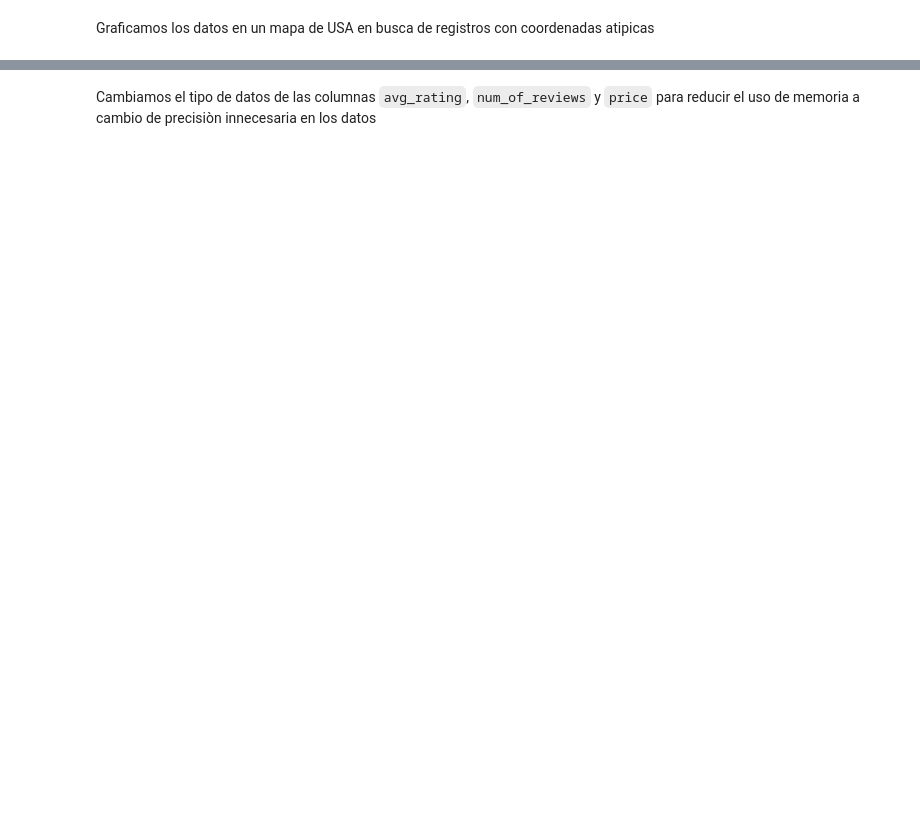
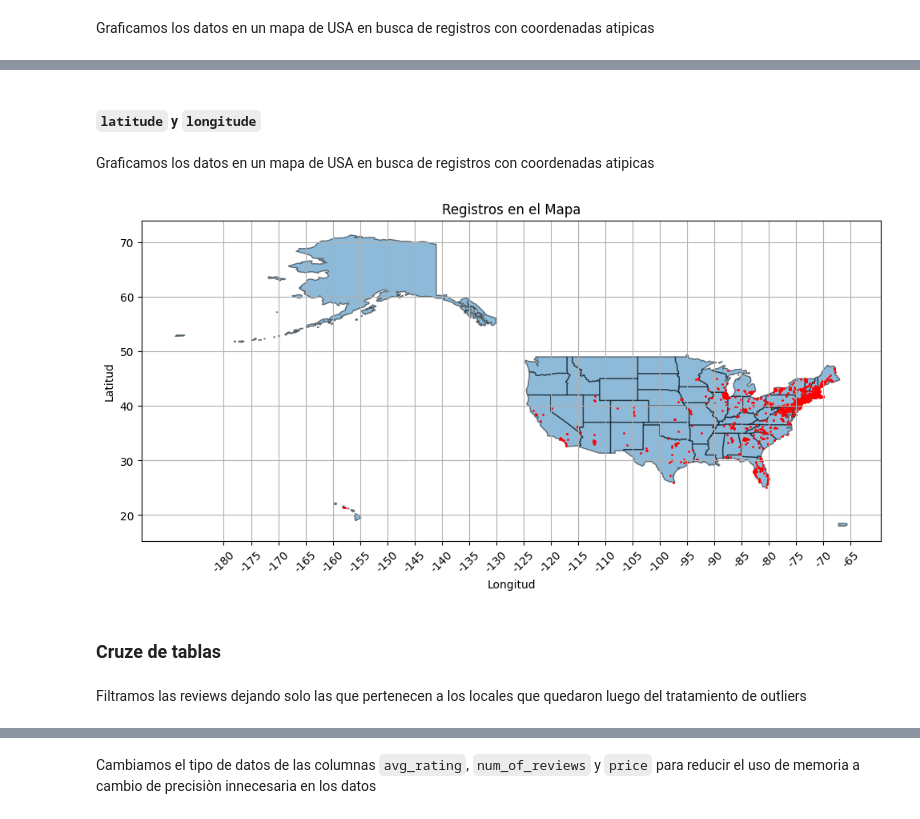
Before and after one commit to Aspirina180mg/PF_DATAPT07, a Jupyter notebook: EDA.ipynb, the cells around one changed output, grey strips where cells are left out. Saved outputs shown, nothing was run; the diff lists cells and outputs as text; code cells hidden in the pictures; blank space fills up the shorter version.

```diff
--- a/EDA.ipynb
+++ b/EDA.ipynb
@@ -463,0 +560,43 @@ memory usage: 1.1+ MB
+# %% [markdown]
+#### ``latitude`` y ``longitude``
+# %% [markdown]
+Graficamos los datos en un mapa de USA en busca de registros con coordenadas atipicas
+# %%
+# Cargar los datos geoespaciales del mapa GeoJSON
+usa_geojson = 'Geojson/us-states.json'
+usa_gpd = gpd.read_file(usa_geojson)
+
+# Crear un GeoDataFrame con los registros de tus datos
+registros_gdf = gpd.GeoDataFrame(df_dunkin_restaurantes, geometry=gpd.points_from_xy(df_dunkin_restaurantes['longitude'], df_dunkin_restaurantes['latitude']))
+
+# Crear el subplot
+fig, ax = plt.subplots(figsize=(10, 8))
+
+# Plotear los barrios en el mapa
+usa_gpd.plot(ax=ax, edgecolor='black', alpha=0.5)
+
+# Plotear los registros en el mapa
+registros_gdf.plot(ax=ax, color='red', markersize=1)
+
+# Ajustar diseño
+plt.title('Registros en el Mapa')
+plt.xlabel('Longitud')
+plt.ylabel('Latitud')
+
+# Agregar líneas de división y más valores en el eje horizontal (longitud)
+ax.set_xticks(range(-180, -60, 5))  # Establece las marcas en intervalos de 5 grados
+ax.set_xticklabels(range(-180, -60, 5), rotation=45)  # Etiquetas rotadas para una mejor legibilidad
+
+# Agregar líneas de división en los ejes x e y
+ax.grid(True)
+
+plt.tight_layout()
+
+# Mostrar el mapa
+plt.show()
+# %% [output]
+[figure, added]
+# %% [markdown]
+### Cruze de tablas
+# %% [markdown]
+Filtramos las reviews dejando solo las que pertenecen a los locales que quedaron luego del tratamiento de outliers
```
Also changed, not shown: parts of 186 cells of this notebook, 1 other file.
